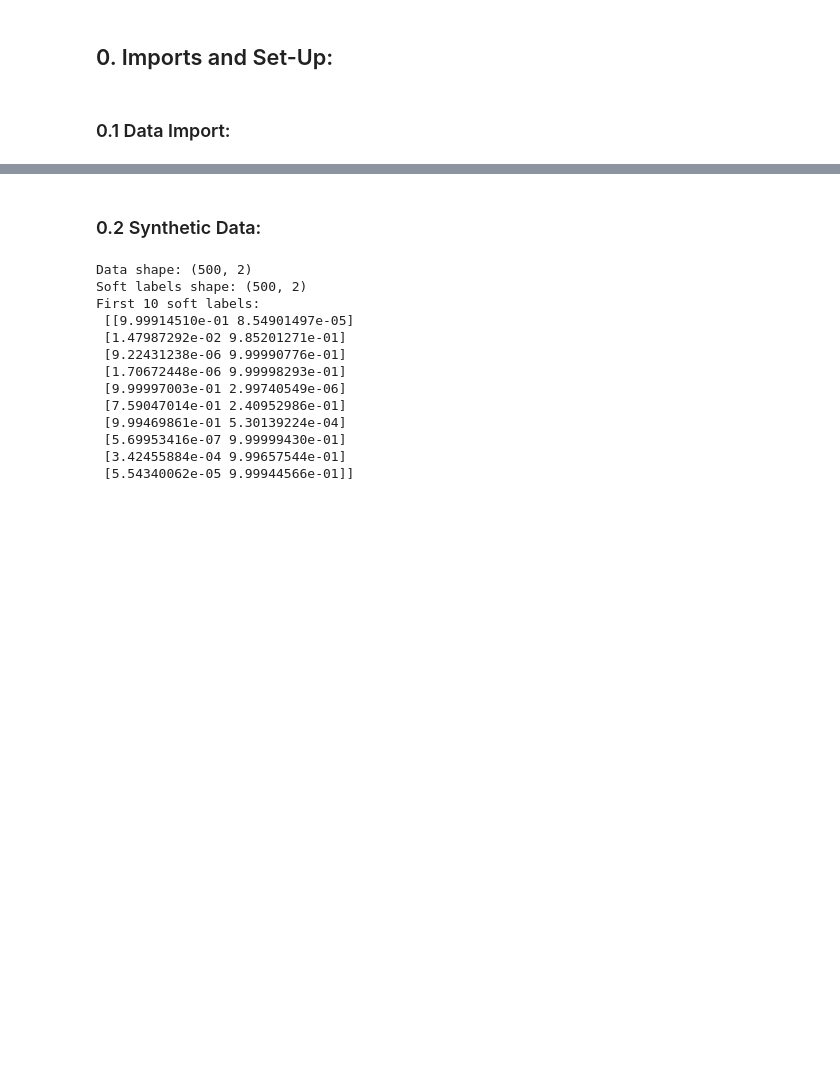
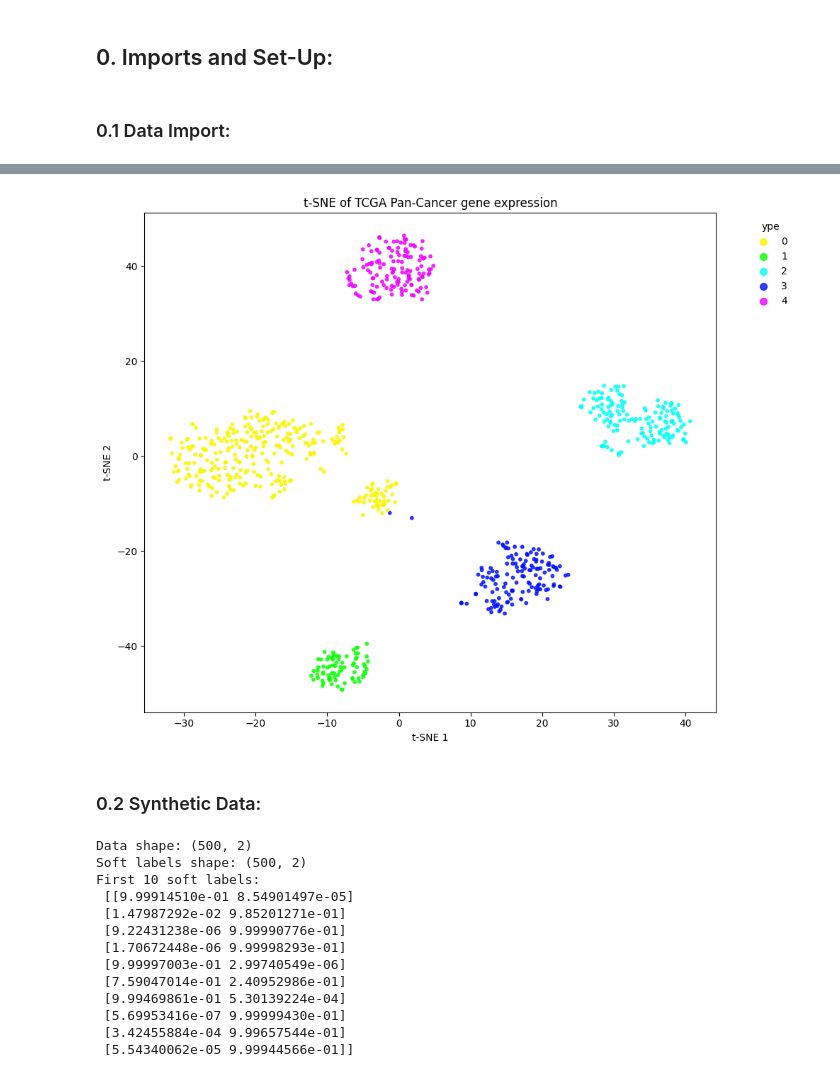
Before and after one commit to DataSlingers/CARVE, a Jupyter notebook: SketchV2_Lecture.ipynb, the cells around one changed output, grey strips where cells are left out. Cells and saved outputs as stored; diff of their text form; code cells hidden in the pictures; blank space fills up the shorter version.

```diff
--- a/SketchV2_Lecture.ipynb
+++ b/SketchV2_Lecture.ipynb
@@ -97,0 +67,5 @@ df_expr.describe().T
+# %%
+le = LabelEncoder()
+y = le.fit_transform(labels[1])
+
+X = data.values
@@ -99,0 +80,6 @@ X = df_expr.values
+# %%
+pca = PCA(n_components=50, random_state=42)
+X_pca = pca.fit_transform(X)
+
+tsne = TSNE(n_components=2, random_state=42, verbose=1, perplexity=30)
+X_tsne = tsne.fit_transform(X_pca)
@@ -100,3 +94,35 @@ X = df_expr.values
+# %%
+unique_labels = np.unique(y)
+n_labels = len(unique_labels)
+palette = sns.color_palette("hsv", n_labels)
+color_dict = {lab: palette[i] for i, lab in enumerate(unique_labels)}
+colors = [color_dict[lab] for lab in y]
+
+fig, ax = plt.subplots(figsize=(10, 8))
+scatter = ax.scatter(
+    X_tsne[:, 0], X_tsne[:, 1],
+    c=colors,
+    s=10,
+    alpha=0.8
+)
+
+for lab in unique_labels:
+    ax.scatter([], [], c=[color_dict[lab]], label=str(lab), s=50, alpha=0.8)
+ax.legend(
+    title="ype",
+    bbox_to_anchor=(1.05, 1),
+    loc="upper left",
+    ncol=1,
+    frameon=False
+)
+
+ax.set_title("t-SNE of TCGA Pan-Cancer gene expression")
+ax.set_xlabel("t-SNE 1")
+ax.set_ylabel("t-SNE 2")
+plt.tight_layout()
+plt.show()
+# %% [output]
+[figure, added]
 # %% [markdown]
 ### 0.2 Synthetic Data:
 # %%
```
Also changed, not shown: parts of 22 cells of this notebook, 4 other files.
